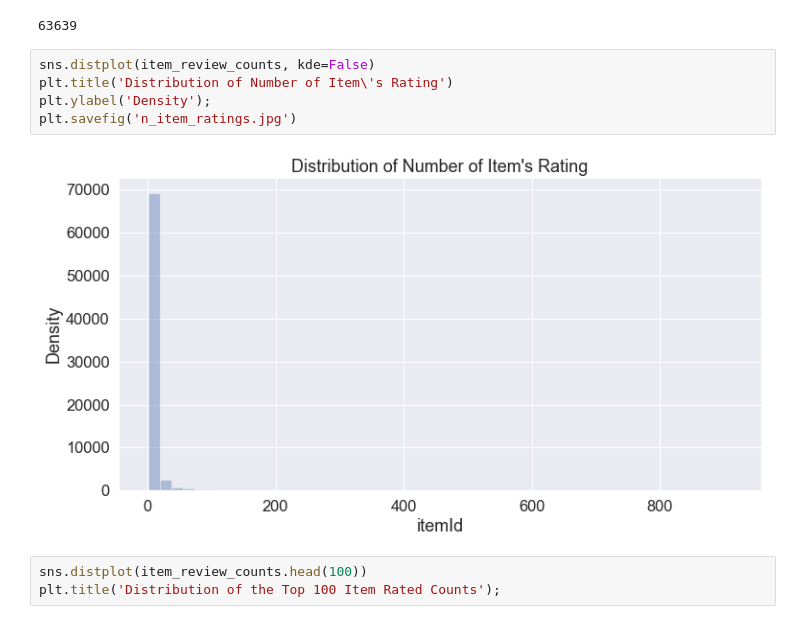
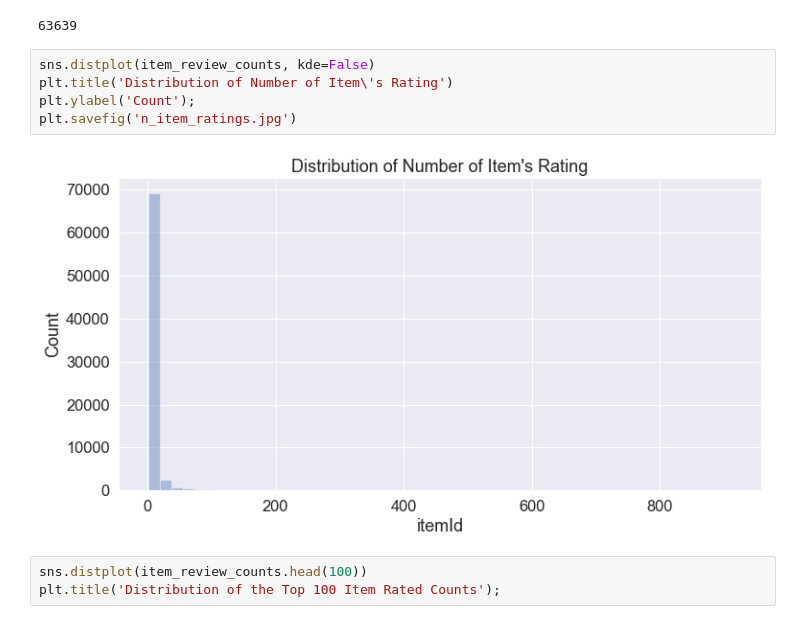
Before and after one commit to unit-00/amazon_fine_food, a Jupyter notebook: model/prototype.ipynb, the cells around one changed output. Cells and saved outputs as stored; diff of their text form.

```diff
--- a/model/prototype.ipynb
+++ b/model/prototype.ipynb
@@ -129,10 +129,10 @@ item_review_counts = matrix['itemId'].value_counts().sort_values(ascending=False
 # %%
 sns.distplot(item_review_counts, kde=False)
 plt.title('Distribution of Number of Item\'s Rating')
-plt.ylabel('Density');
+plt.ylabel('Count');
 plt.savefig('n_item_ratings.jpg')
 # %% [output]
-[figure, old version]
+[figure, new version]
 # %%
 sns.distplot(item_review_counts.head(100))
 plt.title('Distribution of the Top 100 Item Rated Counts');
```
Also changed, not shown: parts of 2 cells of this notebook, 3 other files.
